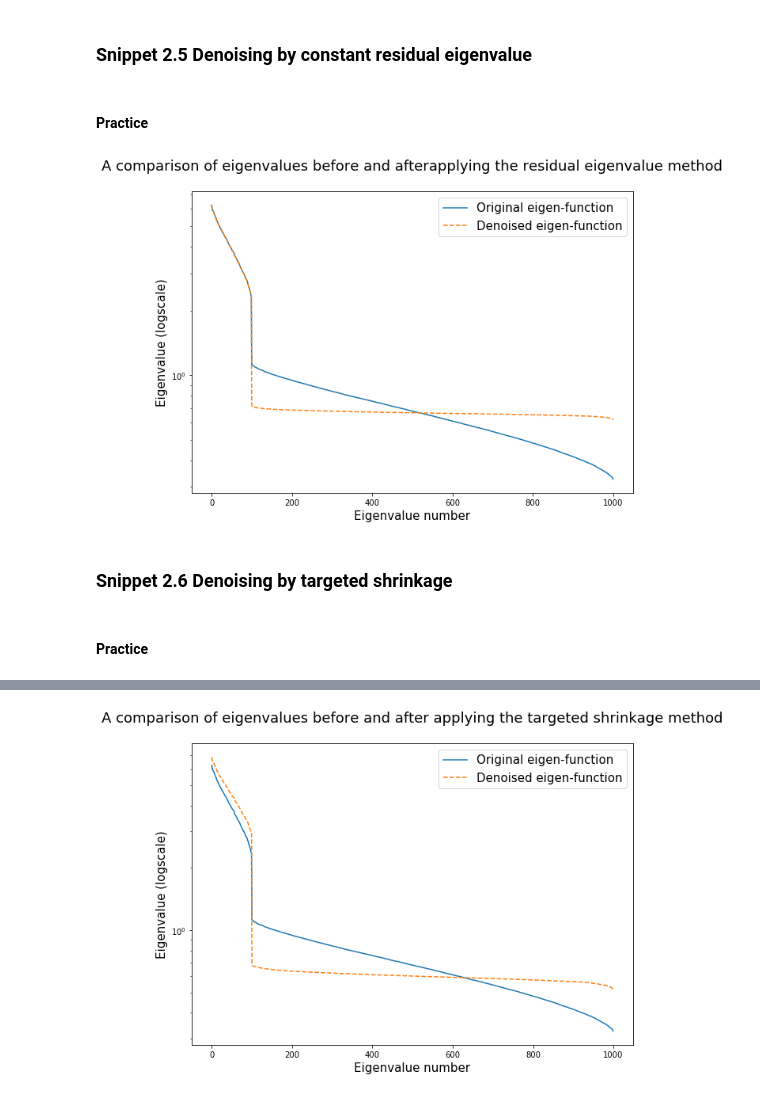
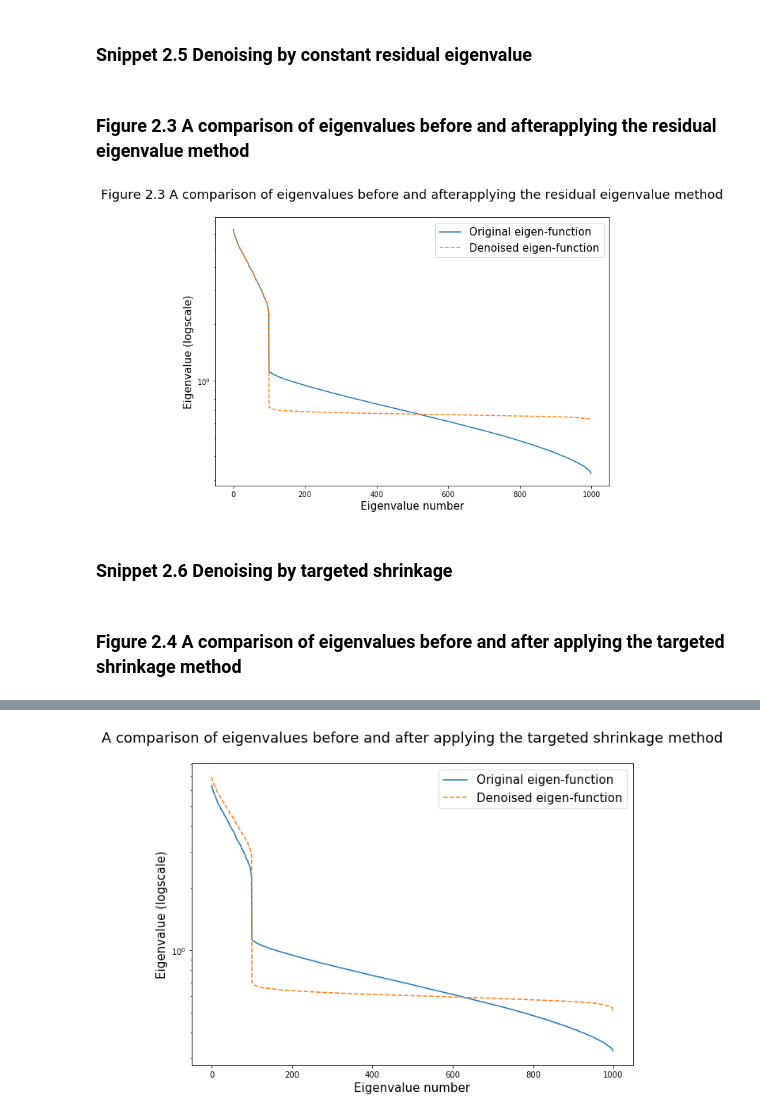
Before and after one commit to Eric-Kim-HY/machine-learning-for-asset-managers, a Jupyter notebook: notebook/Ch_02_Denoising_and_Detoning.ipynb, the cells around one changed output, grey strips where cells are left out. Drawn from its saved outputs; the diff is of its cells as text; code cells hidden in the pictures.

```diff
--- a/notebook/Ch_02_Denoising_and_Detoning.ipynb
+++ b/notebook/Ch_02_Denoising_and_Detoning.ipynb
@@ -213,8 +215,8 @@ def denoisedCorr(eVal, eVec, nFacts):
     corr1 = cov2corr(corr1)
 
     return corr1
-# %% [markdown]
-#### Practice
+# %% [markdown]
+### Figure 2.3 A comparison of eigenvalues before and afterapplying the residual eigenvalue method
 # %%
 # Denoised Corr
 corr1 = denoisedCorr(eVal0, eVec0, nFacts0)
@@ -224,19 +226,19 @@ eVal1, eVac1 = getPCA(corr1)
 # %%
 # Make Graphs
 
 fig, ax = plt.subplots(figsize=(10,7))
 
 
 ax.plot(np.diag(eVal0), label = "Original eigen-function")
 ax.plot(np.diag(eVal1), "--",label = "Denoised eigen-function")
 
-ax.set_title('A comparison of eigenvalues before and afterapplying the residual eigenvalue method\n', fontsize = 18)
+ax.set_title('Figure 2.3 A comparison of eigenvalues before and afterapplying the residual eigenvalue method\n', fontsize = 18)
 ax.set_ylabel('Eigenvalue (logscale)', fontsize = 15)
 ax.set_yscale('log')
 ax.set_xlabel('Eigenvalue number', fontsize = 15)
 leg = ax.legend(fontsize= 15)
 # %% [output]
-[figure, old version]
+[figure, new version]
 # %% [markdown]
 ### Snippet 2.6 Denoising by targeted shrinkage
 # %%
@@ -253,8 +255,8 @@ def denoisedCorr2(eVal, eVec, nFacts, alpha = 0) :
     corr2 = corr0 + alpha * corr1 + (1-alpha) * np.diag(np.diag(corr1))
 
     return corr2
-# %% [markdown]
-#### Practice
+# %% [markdown]
+### Figure 2.4 A comparison of eigenvalues before and after applying the targeted shrinkage method
 # %%
 corr1 = denoisedCorr2(eVal0, eVec0, nFacts0, alpha = 0.5)
 
```
Also changed, not shown: parts of 13 cells of this notebook, 1 other file.
